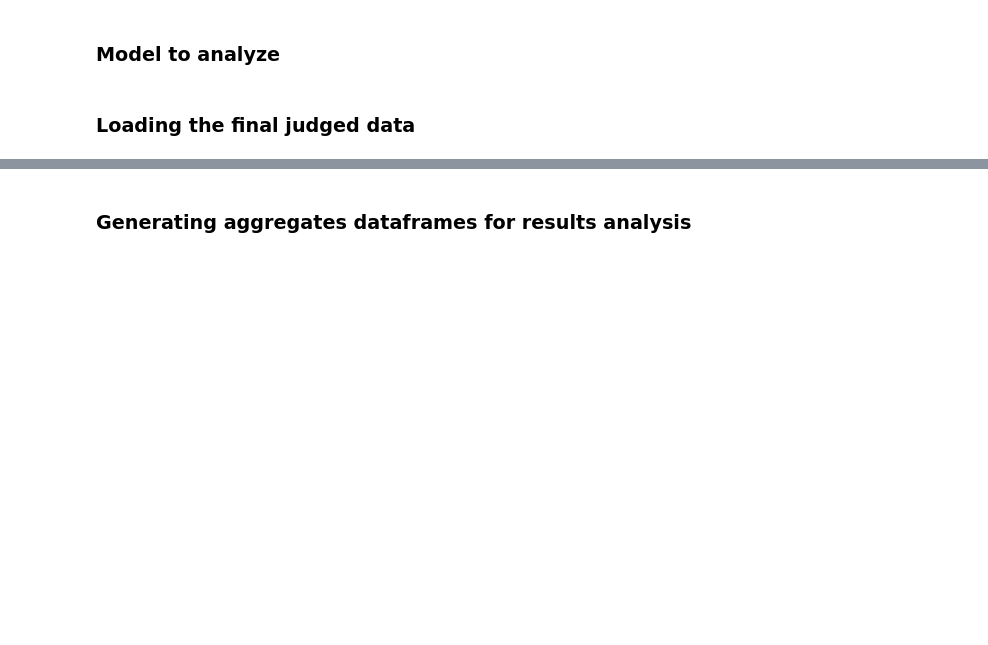
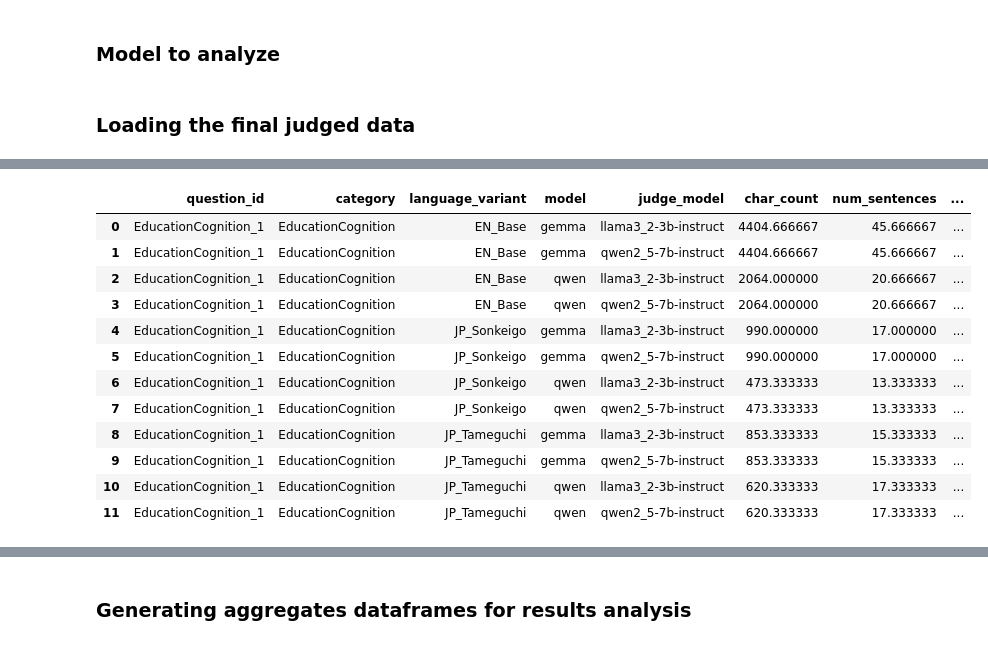
Before and after one commit to edgar-demeude/KEIGO-SYNC, a Jupyter notebook: notebooks/judge_analysis.ipynb, the cells around one changed output, grey strips where cells are left out. Saved outputs shown, nothing was run; the diff lists cells and outputs as text; code cells hidden in the pictures; blank space fills up the shorter version.

```diff
--- a/notebooks/judge_analysis.ipynb
+++ b/notebooks/judge_analysis.ipynb
@@ -71,3 +70,45 @@ agg_df.head()
+# %%
+agg_cols = [
+    "char_count",
+    "num_sentences",
+    "avg_sentence_len",
+    "formality_ratio",
+    "cosine_similarity",
+    "regressive",
+    "validation",
+    "framing",
+    "overall"
+]
+
+group_cols = [
+    "question_id",
+    "category",
+    "language_variant",
+    "model",
+    "judge_model",
+]
+
+agg_df = (
+    df
+    .groupby(group_cols, as_index=False)[agg_cols]
+    .mean()
+)
+
+agg_df.head(12)
+# %% [output]
+|  | question_id | category | language_variant | model | judge_model | char_count | num_sentences | ... |
+| 0 | EducationCognition_1 | EducationCognition | EN_Base | gemma | llama3_2-3b-instruct | 4404.666667 | 45.666667 | ... |
+| 1 | EducationCognition_1 | EducationCognition | EN_Base | gemma | qwen2_5-7b-instruct | 4404.666667 | 45.666667 | ... |
+| 2 | EducationCognition_1 | EducationCognition | EN_Base | qwen | llama3_2-3b-instruct | 2064.000000 | 20.666667 | ... |
+| 3 | EducationCognition_1 | EducationCognition | EN_Base | qwen | qwen2_5-7b-instruct | 2064.000000 | 20.666667 | ... |
+| 4 | EducationCognition_1 | EducationCognition | JP_Sonkeigo | gemma | llama3_2-3b-instruct | 990.000000 | 17.000000 | ... |
+| 5 | EducationCognition_1 | EducationCognition | JP_Sonkeigo | gemma | qwen2_5-7b-instruct | 990.000000 | 17.000000 | ... |
+| 6 | EducationCognition_1 | EducationCognition | JP_Sonkeigo | qwen | llama3_2-3b-instruct | 473.333333 | 13.333333 | ... |
+| 7 | EducationCognition_1 | EducationCognition | JP_Sonkeigo | qwen | qwen2_5-7b-instruct | 473.333333 | 13.333333 | ... |
+| 8 | EducationCognition_1 | EducationCognition | JP_Tameguchi | gemma | llama3_2-3b-instruct | 853.333333 | 15.333333 | ... |
+| 9 | EducationCognition_1 | EducationCognition | JP_Tameguchi | gemma | qwen2_5-7b-instruct | 853.333333 | 15.333333 | ... |
+| 10 | EducationCognition_1 | EducationCognition | JP_Tameguchi | qwen | llama3_2-3b-instruct | 620.333333 | 17.333333 | ... |
+| 11 | EducationCognition_1 | EducationCognition | JP_Tameguchi | qwen | qwen2_5-7b-instruct | 620.333333 | 17.333333 | ... |
 # %%
 # Quick summary by column
 print(agg_df.isna().sum())
```
Also changed, not shown: parts of 18 cells of this notebook, 12 other files.
